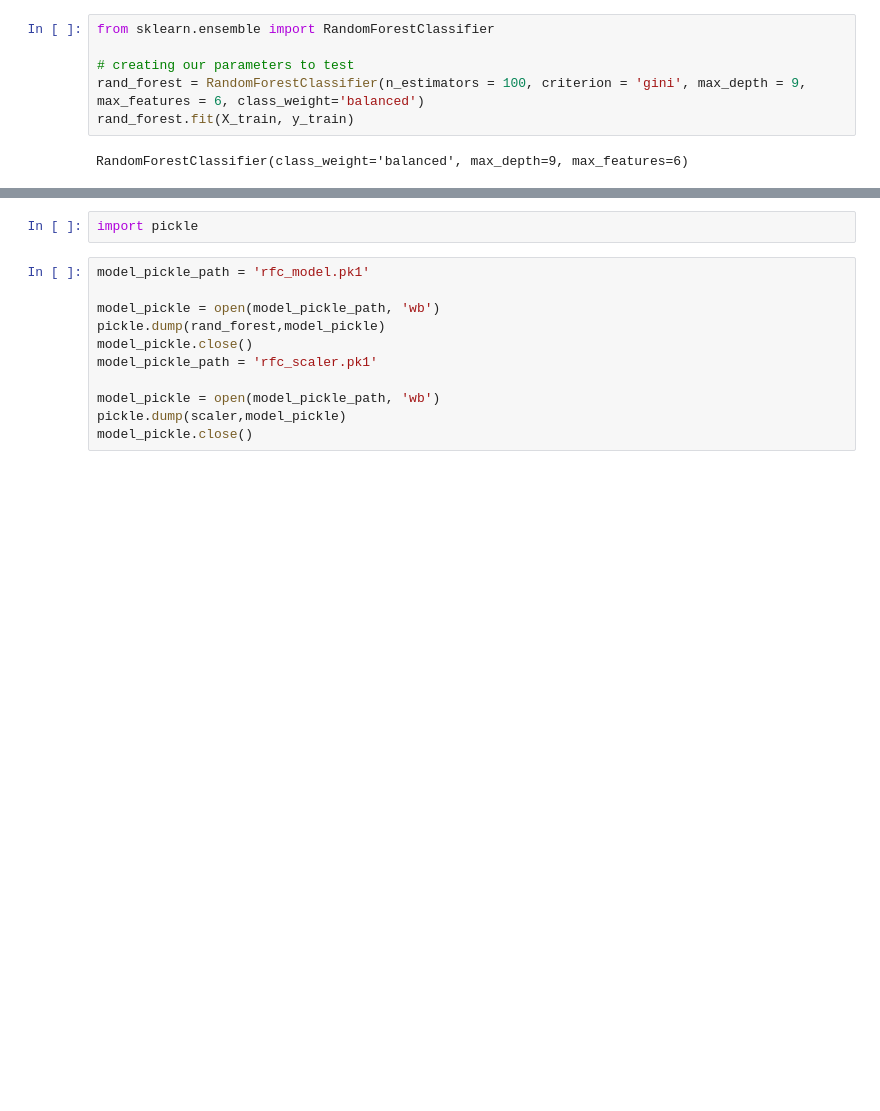
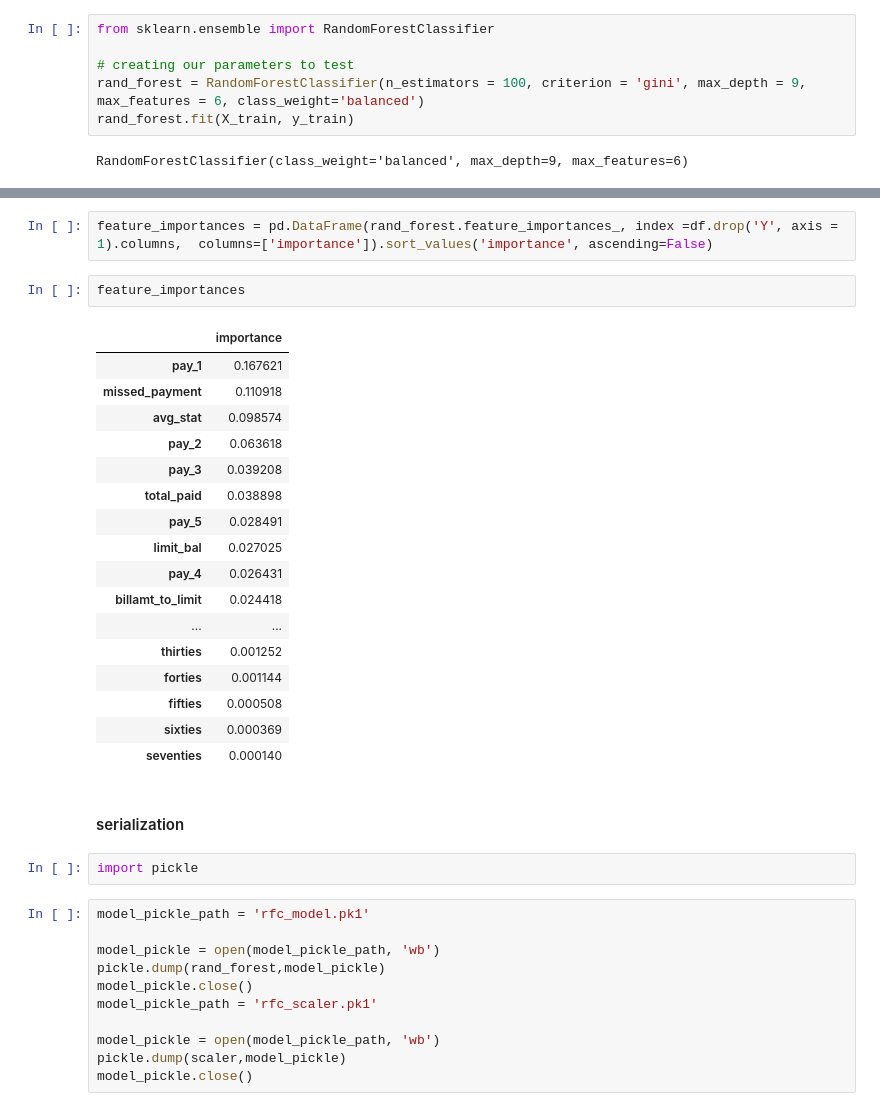
Before and after one commit to freeebooksdotcom/anomaly_detection_practice, a Jupyter notebook: ah_answers_classification-bakeoff-template.ipynb, the cells around one changed output, grey strips where cells are left out. Cells and saved outputs as stored; diff of their text form; blank space fills up the shorter version.

Commit message:
added feature importances

```diff
--- a/ah_answers_classification-bakeoff-template.ipynb
+++ b/ah_answers_classification-bakeoff-template.ipynb
@@ -268,3 +300,27 @@ print(f1_score(y_pred, y_test))
+# %%
+feature_importances = pd.DataFrame(rand_forest.feature_importances_, index =df.drop('Y', axis = 1).columns,  columns=['importance']).sort_values('importance', ascending=False)
+# %%
+feature_importances
+# %% [output]
+|  | importance |
+| pay_1 | 0.167621 |
+| missed_payment | 0.110918 |
+| avg_stat | 0.098574 |
+| pay_2 | 0.063618 |
+| pay_3 | 0.039208 |
+| total_paid | 0.038898 |
+| pay_5 | 0.028491 |
+| limit_bal | 0.027025 |
+| pay_4 | 0.026431 |
+| billamt_to_limit | 0.024418 |
+| ... | ... |
+| thirties | 0.001252 |
+| forties | 0.001144 |
+| fifties | 0.000508 |
+| sixties | 0.000369 |
+| seventies | 0.000140 |
+# %% [markdown]
+#### serialization
 # %%
 import pickle
 # %%
```
Also changed, not shown: parts of 6 cells of this notebook.
